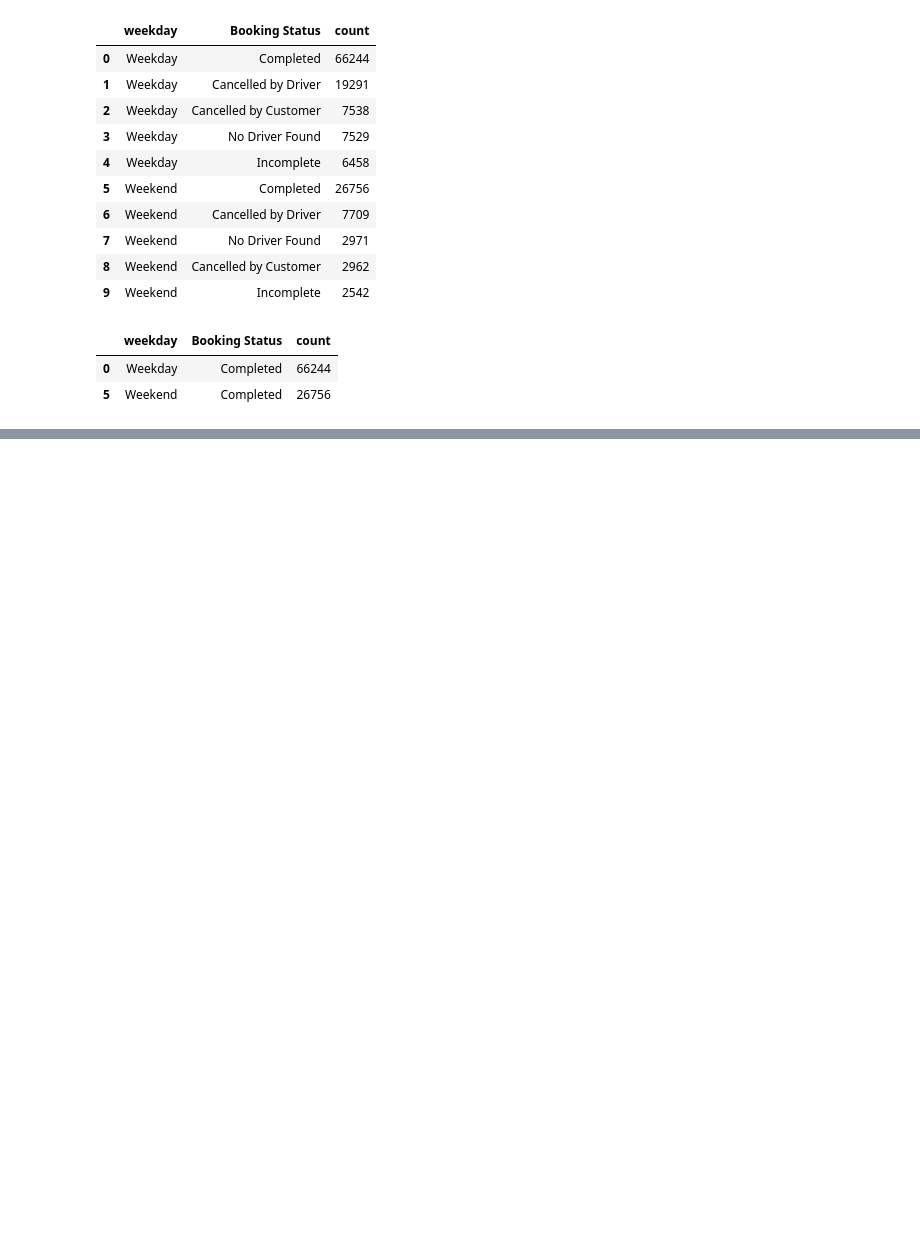
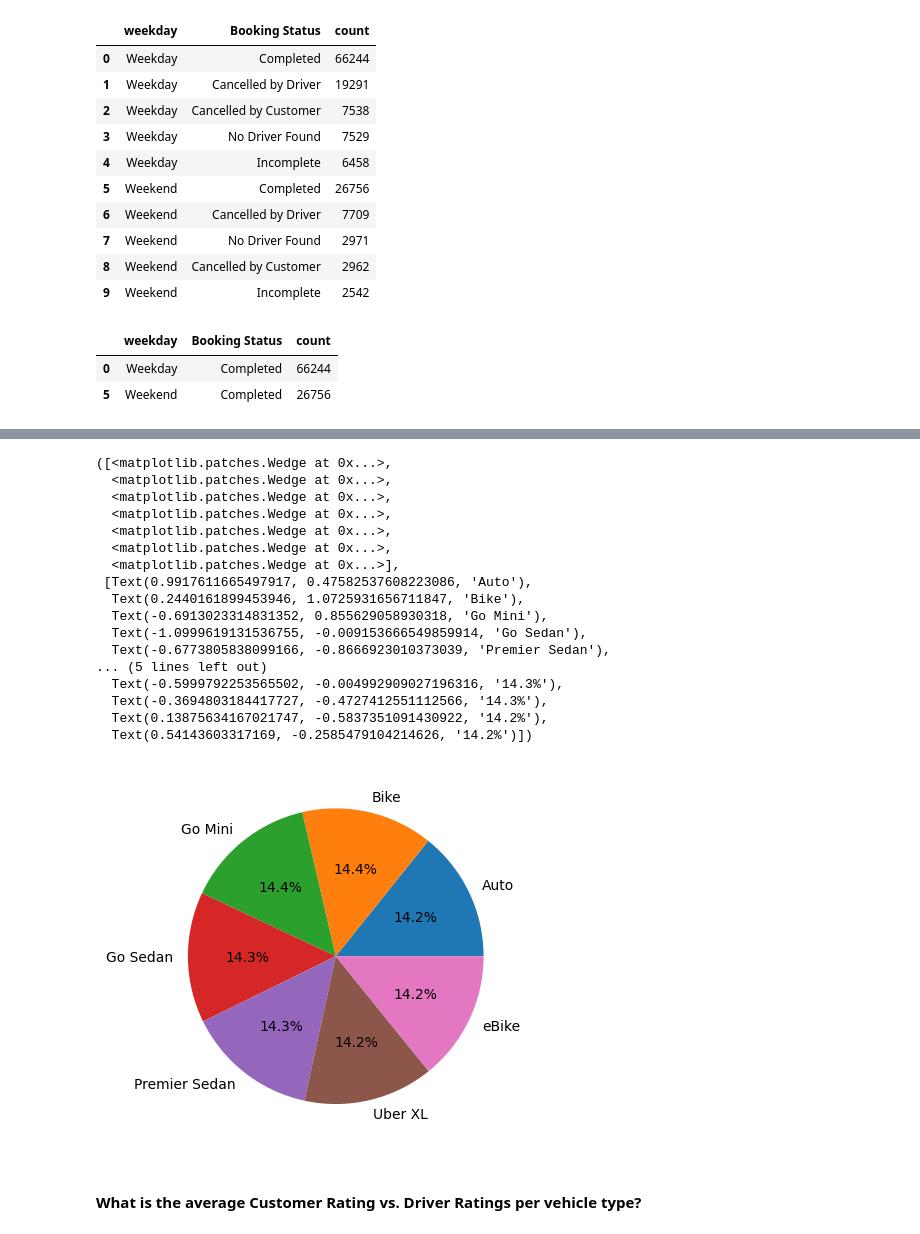
Before and after one commit to Himmu5/data-analysis, a Jupyter notebook: notebooks/uber_analysis.ipynb, the cells around one changed output, grey strips where cells are left out. Saved outputs shown, nothing was run; the diff lists cells and outputs as text; code cells hidden in the pictures; blank space fills up the shorter version.

```diff
--- a/notebooks/uber_analysis.ipynb
+++ b/notebooks/uber_analysis.ipynb
@@ -277,0 +355,3 @@ total_counts
+# %%
+
+uber_data['Booking Value'].fillna(0, inplace=True)
@@ -277,0 +365,3 @@ total_counts
+# %%
+booking_value_by_Vtype = uber_data.groupby("Vehicle Type").aggregate('Booking Value').mean()
+booking_value_by_Vtype
@@ -277,0 +378,23 @@ total_counts
+# %%
+plt.pie(booking_value_by_Vtype,labels=booking_value_by_Vtype.index, autopct="%1.1f%%")
+# %% [output]
+([<matplotlib.patches.Wedge at 0x...>,
+  <matplotlib.patches.Wedge at 0x...>,
+  <matplotlib.patches.Wedge at 0x...>,
+  <matplotlib.patches.Wedge at 0x...>,
+  <matplotlib.patches.Wedge at 0x...>,
+  <matplotlib.patches.Wedge at 0x...>,
+  <matplotlib.patches.Wedge at 0x...>],
+ [Text(0.9917611665497917, 0.47582537608223086, 'Auto'),
+  Text(0.2440161899453946, 1.0725931656711847, 'Bike'),
+  Text(-0.6913023314831352, 0.855629058930318, 'Go Mini'),
+  Text(-1.0999619131536755, -0.009153666549859914, 'Go Sedan'),
+  Text(-0.6773805838099166, -0.8666923010373039, 'Premier Sedan'),
+... (5 lines left out)
+  Text(-0.5999792253565502, -0.004992909027196316, '14.3%'),
+  Text(-0.3694803184417727, -0.4727412551112566, '14.3%'),
+  Text(0.13875634167021747, -0.5837351091430922, '14.2%'),
+  Text(0.54143603317169, -0.2585479104214626, '14.2%')])
+[figure, added]
+# %% [markdown]
+#### What is the average Customer Rating vs. Driver Ratings per vehicle type?
```
Also changed, not shown: parts of 24 cells of this notebook.
